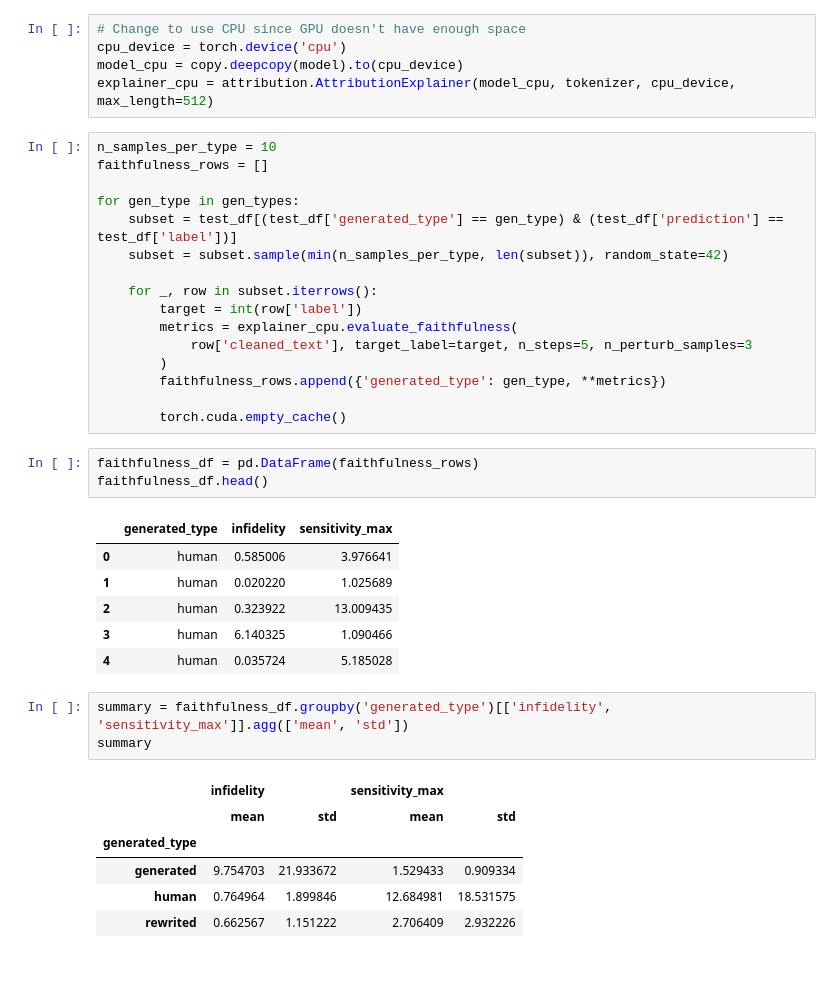
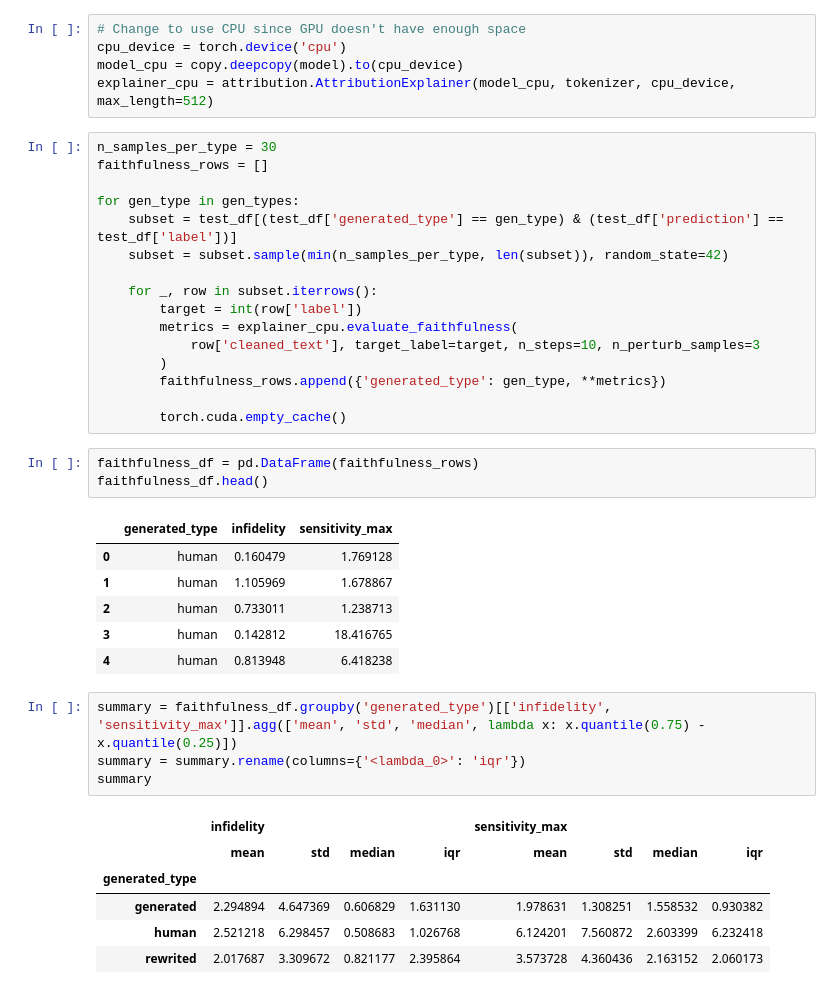
Before and after one commit to deckardLong/ai-content-detection, a Jupyter notebook: notebooks/05_explainability.ipynb, the cells around one changed output. Cells and saved outputs as stored; diff of their text form.

```diff
--- a/notebooks/05_explainability.ipynb
+++ b/notebooks/05_explainability.ipynb
@@ -131,7 +131,7 @@ cpu_device = torch.device('cpu')
 model_cpu = copy.deepcopy(model).to(cpu_device)
 explainer_cpu = attribution.AttributionExplainer(model_cpu, tokenizer, cpu_device, max_length=512)
 # %%
-n_samples_per_type = 10
+n_samples_per_type = 30
 faithfulness_rows = []
 
 for gen_type in gen_types:
@@ -141,7 +141,7 @@ for gen_type in gen_types:
     for _, row in subset.iterrows():
         target = int(row['label'])
         metrics = explainer_cpu.evaluate_faithfulness(
-            row['cleaned_text'], target_label=target, n_steps=5, n_perturb_samples=3
+            row['cleaned_text'], target_label=target, n_steps=10, n_perturb_samples=3
         )
         faithfulness_rows.append({'generated_type': gen_type, **metrics})
 
@@ -151,21 +151,22 @@ faithfulness_df = pd.DataFrame(faithfulness_rows)
 faithfulness_df.head()
 # %% [output]
 |  | generated_type | infidelity | sensitivity_max |
-| 0 | human | 0.585006 | 3.976641 |
-| 1 | human | 0.020220 | 1.025689 |
-| 2 | human | 0.323922 | 13.009435 |
-| 3 | human | 6.140325 | 1.090466 |
-| 4 | human | 0.035724 | 5.185028 |
+| 0 | human | 0.160479 | 1.769128 |
+| 1 | human | 1.105969 | 1.678867 |
+| 2 | human | 0.733011 | 1.238713 |
+| 3 | human | 0.142812 | 18.416765 |
+| 4 | human | 0.813948 | 6.418238 |
 # %%
-summary = faithfulness_df.groupby('generated_type')[['infidelity', 'sensitivity_max']].agg(['mean', 'std'])
+summary = faithfulness_df.groupby('generated_type')[['infidelity', 'sensitivity_max']].agg(['mean', 'std', 'median', lambda x: x.quantile(0.75) - x.quantile(0.25)])
+summary = summary.rename(columns={'<lambda_0>': 'iqr'})
 summary
 # %% [output]
-|  | infidelity |  | sensitivity_max |  |
-|  | mean | std | mean | std |
-| generated_type |  |  |  |  |
-| generated | 9.754703 | 21.933672 | 1.529433 | 0.909334 |
-| human | 0.764964 | 1.899846 | 12.684981 | 18.531575 |
-| rewrited | 0.662567 | 1.151222 | 2.706409 | 2.932226 |
+|  | infidelity |  |  |  | sensitivity_max |  |  |  |
+|  | mean | std | median | iqr | mean | std | median | iqr |
+| generated_type |  |  |  |  |  |  |  |  |
+| generated | 2.294894 | 4.647369 | 0.606829 | 1.631130 | 1.978631 | 1.308251 | 1.558532 | 0.930382 |
+| human | 2.521218 | 6.298457 | 0.508683 | 1.026768 | 6.124201 | 7.560872 | 2.603399 | 6.232418 |
+| rewrited | 2.017687 | 3.309672 | 0.821177 | 2.395864 | 3.573728 | 4.360436 | 2.163152 | 2.060173 |
 # %%
 save_path = '../figures/explainability/faithfulness_by_type.png'
 
```
Also changed, not shown: parts of 1 cell of this notebook, 1 other file.
